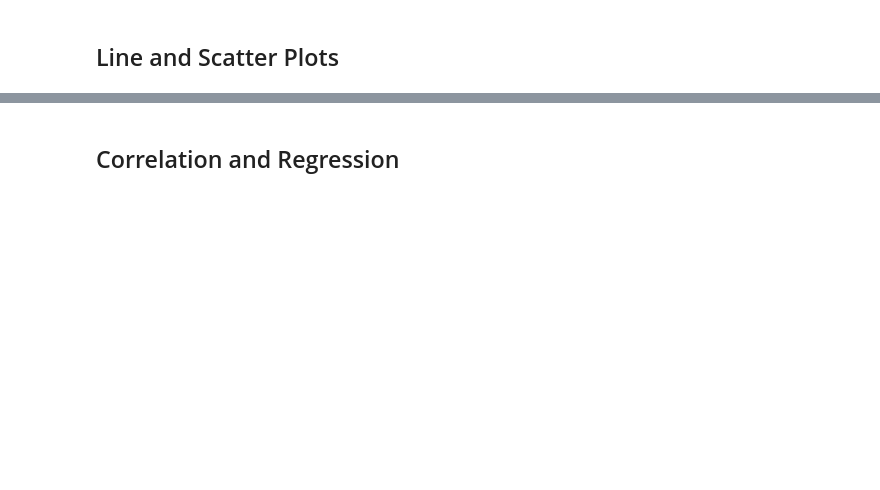
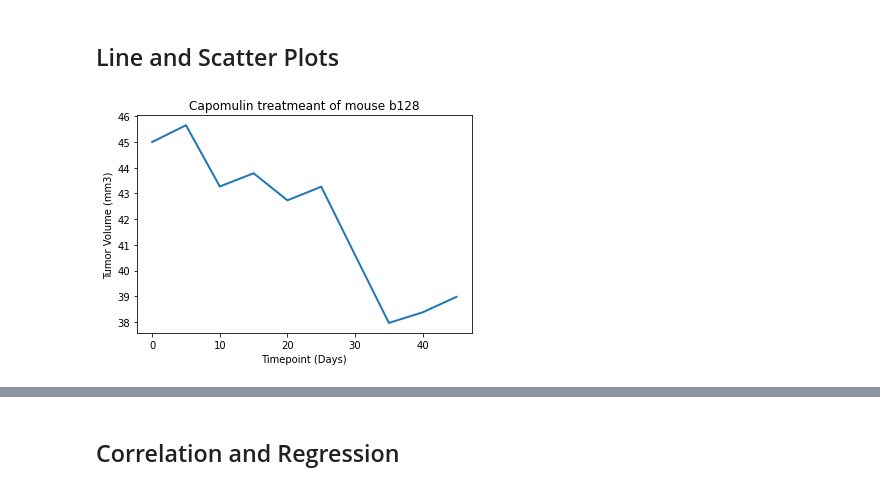
Before and after one commit to tc831/Matplotlib, a Jupyter notebook: Pymaceuticals/pymaceuticals_starter.ipynb, the cells around one changed output, grey strips where cells are left out. Saved outputs shown, nothing was run; the diff lists cells and outputs as text; code cells hidden in the pictures; blank space fills up the shorter version.

```diff
--- a/Pymaceuticals/pymaceuticals_starter.ipynb
+++ b/Pymaceuticals/pymaceuticals_starter.ipynb
@@ -335,2 +383,18 @@ SyntaxError: invalid syntax (<ipython-input-27-b6e5fb28656d>, line 13)
+# %%
+# Generate a line plot of tumor volume vs. time point for a mouse treated with Capomulin
+line_df = capo_df.loc[capo_df["Mouse ID"] == "b128",:]
+line_df.head()
+
+x_axis = line_df["Timepoint"]
+tumor_size = line_df["Tumor Volume (mm3)"]
+
+fig1, ax = plt.subplots()
+ax.set_title("Capomulin treatmeant of mouse b128")
+plt.plot(x_axis, tumor_size,linewidth=2)
+ax.set_xlabel('Timepoint (Days)',fontsize =10)
+ax.set_ylabel('Tumor Volume (mm3)',fontsize =10)
+plt.show()
+# %% [output]
+[figure, added]
 # %%
 # Generate a scatter plot of average tumor volume vs. mouse weight for the Capomulin regimen
```
Also changed, not shown: parts of 8 cells of this notebook, 2 other files.
